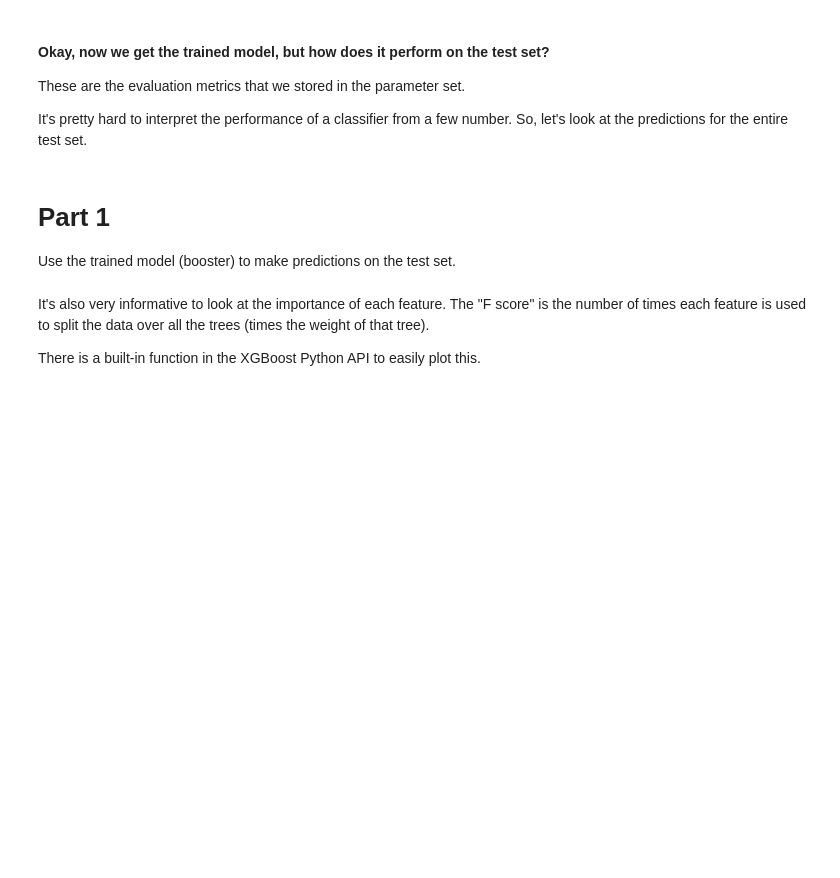
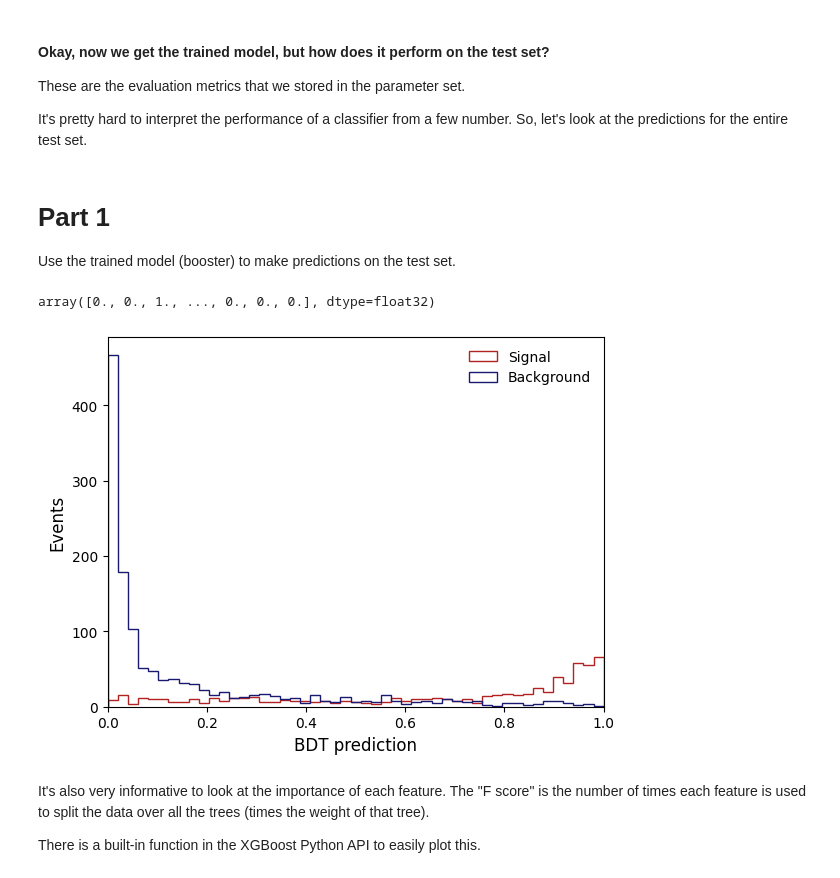
Before and after one commit to jchismar/DSC291, a Jupyter notebook: Homework_02_WI25.ipynb, the cells around one changed output. Drawn from its saved outputs; the diff is of its cells as text; code cells hidden in the pictures; blank space fills up the shorter version.

```diff
--- a/Homework_02_WI25.ipynb
+++ b/Homework_02_WI25.ipynb
@@ -73,5 +119,5 @@ Then we'll put it in the right format for XGBoost.
 # %%
-data = pd.read_csv("data/training_10k.csv")
+data = pd.read_csv("data/HW2/training_10k.csv")
 # %% [markdown]
 Let's see what the data looks like:
 # %%
@@ -307,3 +398,9 @@ Use the trained model (booster) to make predictions on the test set.
 # Implement your code here
 # predictions = ... (model's predictions on the test set)
 # labels = ... (the truth labels from the test set)
+predictions = booster.predict(test)
+labels = test.get_label()
+# %%
+labels
+# %% [output]
+array([0., 0., 1., ..., 0., 0., 0.], dtype=float32)
@@ -310,14 +409,16 @@ Use the trained model (booster) to make predictions on the test set.
 # %%
 # Plot signal and background predictions, separately
 plt.figure()
-plt.hist(predictions[labels], bins=np.linspace(0, 1, 50), histtype="step", color="firebrick", label="Signal")
-plt.hist(predictions[~labels], bins=np.linspace(0, 1, 50), histtype="step", color="midnightblue", label="Background")
+plt.hist(predictions[labels.astype(np.int32)==1], bins=np.linspace(0, 1, 50), histtype="step", color="firebrick", label="Signal")
+plt.hist(predictions[labels.astype(np.int32)==0], bins=np.linspace(0, 1, 50), histtype="step", color="midnightblue", label="Background")
 # Make the plot readable
 plt.xlabel("BDT prediction", fontsize=12)
 plt.ylabel("Events", fontsize=12)
 plt.legend(frameon=False)
 plt.xlim(0, 1)
 plt.show()
+# %% [output]
+[figure, added]
 # %% [markdown]
 It's also very informative to look at the importance of each feature.
 The "F score" is the number of times each feature is used to split the data over all the trees (times the weight of that tree).
```
Also changed, not shown: parts of 27 cells of this notebook.
